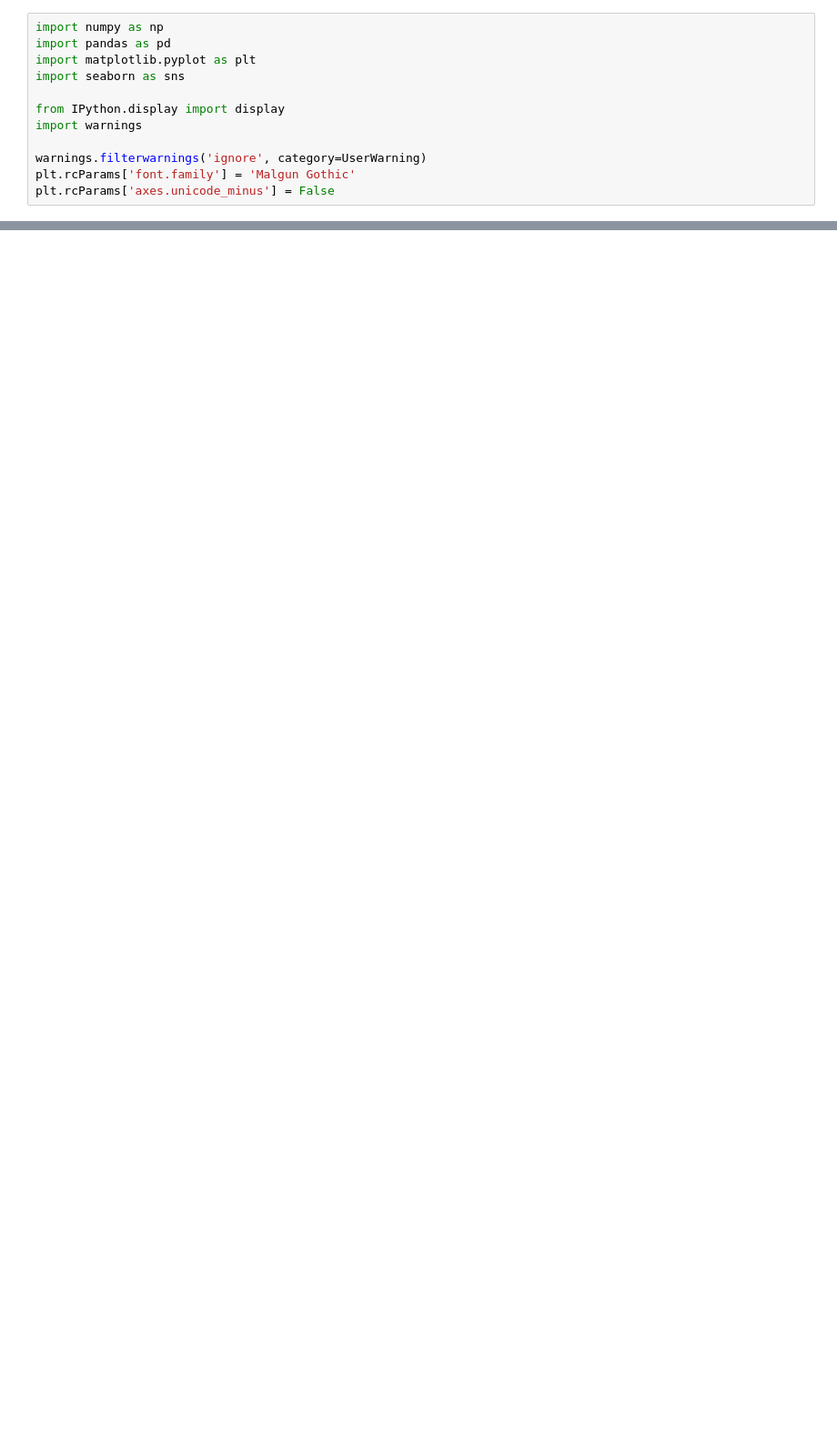
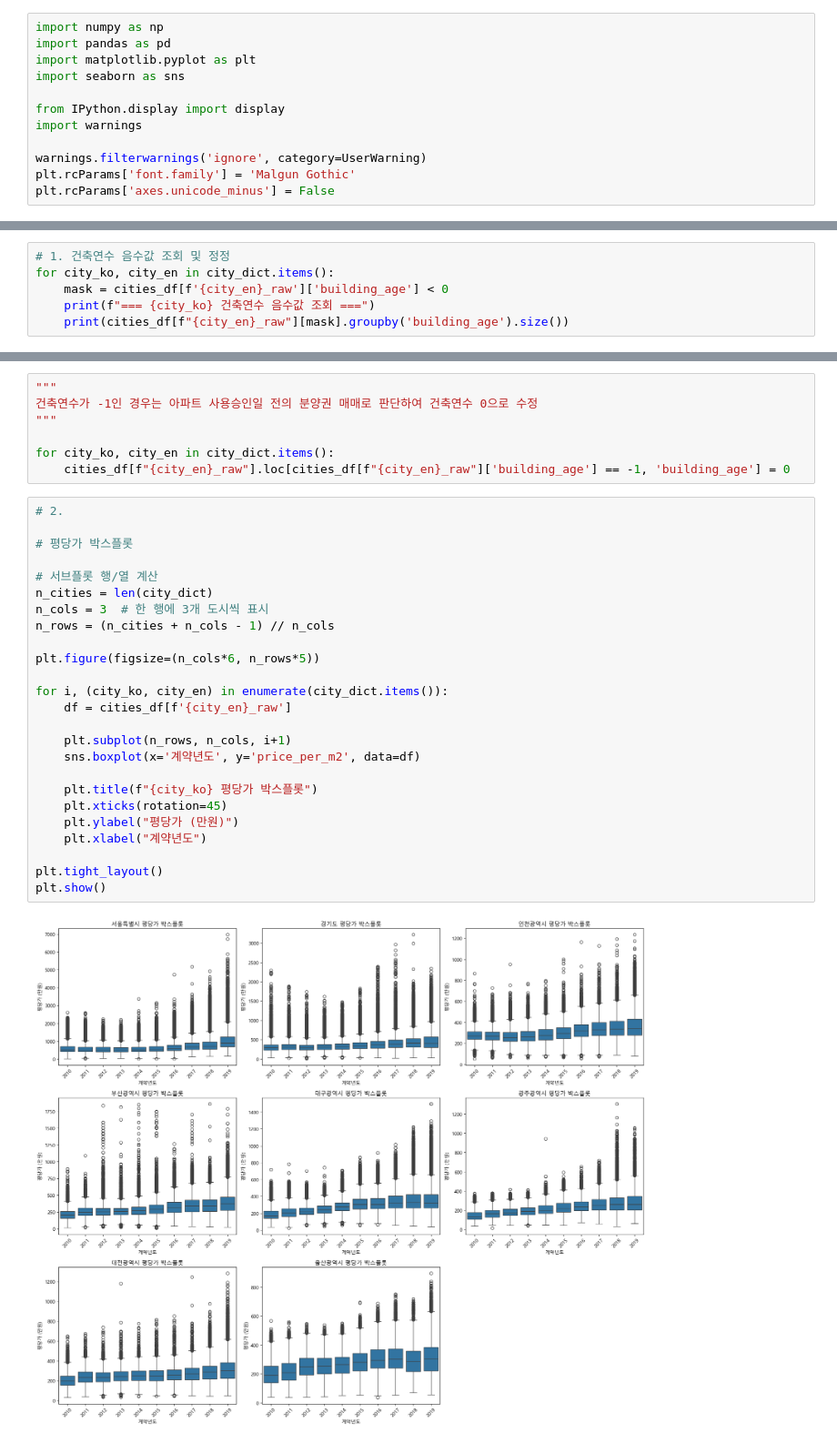
Before and after one commit to noh000/real-estate-data-analysis-project, a Jupyter notebook: p1_data_preprocessing.ipynb, the cells around one changed output, grey strips where cells are left out. Shown at 91% size. Saved outputs shown, nothing was run; the diff lists cells and outputs as text; blank space fills up the shorter version.

```diff
--- a/p1_data_preprocessing.ipynb
+++ b/p1_data_preprocessing.ipynb
@@ -80,0 +275,6 @@ Name: NO, dtype: int64
+# %%
+# 1. 건축연수 음수값 조회 및 정정
+for city_ko, city_en in city_dict.items():
+    mask = cities_df[f'{city_en}_raw']['building_age'] < 0
+    print(f"=== {city_ko} 건축연수 음수값 조회 ===")
+    print(cities_df[f"{city_en}_raw"][mask].groupby('building_age').size())
@@ -80,0 +299,34 @@ Name: NO, dtype: int64
+# %%
+"""
+건축연수가 -1인 경우는 아파트 사용승인일 전의 분양권 매매로 판단하여 건축연수 0으로 수정
+"""
+
+for city_ko, city_en in city_dict.items():
+    cities_df[f"{city_en}_raw"].loc[cities_df[f"{city_en}_raw"]['building_age'] == -1, 'building_age'] = 0
+# %%
+# 2.
+
+# 평당가 박스플롯
+
+# 서브플롯 행/열 계산
+n_cities = len(city_dict)
+n_cols = 3  # 한 행에 3개 도시씩 표시
+n_rows = (n_cities + n_cols - 1) // n_cols
+
+plt.figure(figsize=(n_cols*6, n_rows*5))
+
+for i, (city_ko, city_en) in enumerate(city_dict.items()):
+    df = cities_df[f'{city_en}_raw']
+
+    plt.subplot(n_rows, n_cols, i+1)
+    sns.boxplot(x='계약년도', y='price_per_m2', data=df)
+
+    plt.title(f"{city_ko} 평당가 박스플롯")
+    plt.xticks(rotation=45)
+    plt.ylabel("평당가 (만원)")
+    plt.xlabel("계약년도")
+
+plt.tight_layout()
+plt.show()
+# %% [output]
+[figure, added]
```
Also changed, not shown: parts of 9 cells of this notebook, 1 other file.
